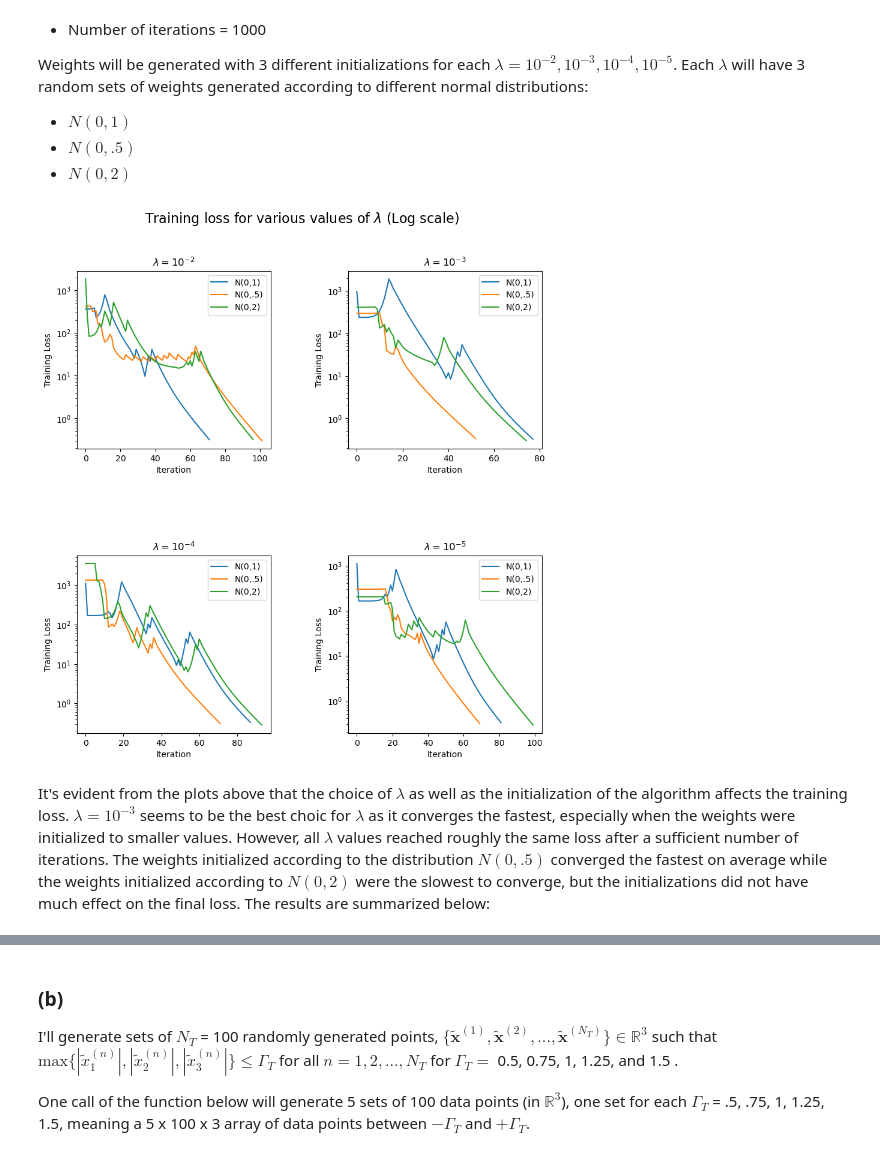
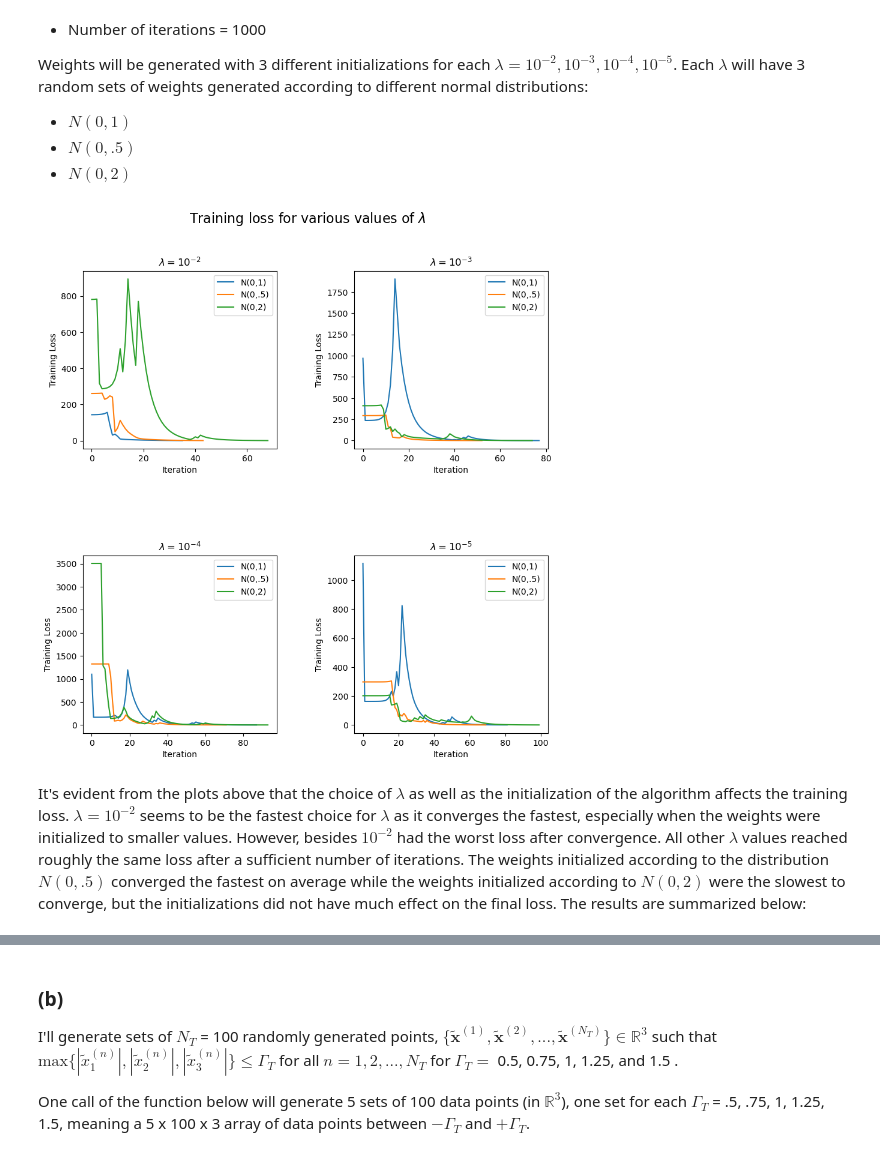
Before and after one commit to pritchardhenry/NonLinearLS, a Jupyter notebook: solution.ipynb, the cells around one changed output, grey strips where cells are left out. Cells and saved outputs as stored; diff of their text form; code cells hidden in the pictures.

```diff
--- a/solution.ipynb
+++ b/solution.ipynb
@@ -238,49 +238,42 @@ plt.xlabel("Iteration")
 plt.ylabel("Training Loss")
 plt.title("$\lambda = 10^{-2}$")
 plt.legend()
-plt.yscale("log")
 plt.subplots_adjust(wspace=0.4, hspace=0.6)
-plt.suptitle('Training loss for various values of $\lambda$ (Log scale)', fontsize=16);
 
 plt.subplot(2,2,2)
 plt.plot(loss_3, label = "N(0,1)")
 plt.plot(loss_31, label = "N(0,.5)")
 plt.plot(loss_32, label = "N(0,2)")
 plt.xlabel("Iteration")
 plt.ylabel("Training Loss")
 plt.title("$\lambda = 10^{-3}$")
 plt.legend()
-plt.yscale("log")
 plt.subplots_adjust(wspace=0.4, hspace=0.6)
-plt.suptitle('Training loss for various values of $\lambda$ (Log scale)', fontsize=16);
 
 plt.subplot(2,2,3)
 plt.plot(loss_4, label = "N(0,1)")
 plt.plot(loss_41, label = "N(0,.5)")
 plt.plot(loss_42, label = "N(0,2)")
 plt.xlabel("Iteration")
 plt.ylabel("Training Loss")
 plt.title("$\lambda = 10^{-4}$")
 plt.legend()
-plt.yscale("log")
 plt.subplots_adjust(wspace=0.4, hspace=0.6)
-plt.suptitle('Training loss for various values of $\lambda$ (Log scale)', fontsize=16);
 
 plt.subplot(2,2,4)
 plt.plot(loss_5, label = "N(0,1)")
 plt.plot(loss_51, label = "N(0,.5)")
 plt.plot(loss_52, label = "N(0,2)")
 plt.xlabel("Iteration")
 plt.ylabel("Training Loss")
 plt.title("$\lambda = 10^{-5}$")
 plt.legend()
-plt.yscale("log")
 plt.subplots_adjust(wspace=0.4, hspace=0.6)
-plt.suptitle('Training loss for various values of $\lambda$ (Log scale)', fontsize=16);
+plt.suptitle('Training loss for various values of $\lambda$', fontsize=16);
 # %% [output]
-[figure, old version]
+[figure, new version]
 # %% [markdown]
-It's evident from the plots above that the choice of $\lambda$ as well as the initialization of the algorithm affects the training loss. $\lambda = 10^{-3}$ seems to be the best choic for $\lambda$ as it converges the fastest, especially when the weights were initialized to smaller values. However, all $\lambda$ values reached roughly the same loss after a sufficient number of iterations. The weights initialized according to the distribution $N(0,.5)$ converged the fastest on average while the weights initialized according to $N(0,2)$ were the slowest to converge, but the initializations did not have much effect on the final loss. The results are summarized below:
+It's evident from the plots above that the choice of $\lambda$ as well as the initialization of the algorithm affects the training loss. $\lambda = 10^{-2}$ seems to be the fastest choice for $\lambda$ as it converges the fastest, especially when the weights were initialized to smaller values. However, besides $10^{-2}$ had the worst loss after convergence. All other $\lambda$ values reached roughly the same loss after a sufficient number of iterations. The weights initialized according to the distribution $N(0,.5)$ converged the fastest on average while the weights initialized according to $N(0,2)$ were the slowest to converge, but the initializations did not have much effect on the final loss. The results are summarized below:
 # %%
 print("Different lambdas:")
 print("Average training loss for lambda = 10^-2: ", round((loss_2[-1] + loss_21[-1] + loss_22[-1])/3,2), ". Achieved in an average of ", round((len(loss_2) + len(loss_21) + len(loss_22))/3,2), " iterations.")
```
Also changed, not shown: parts of 17 cells of this notebook.
